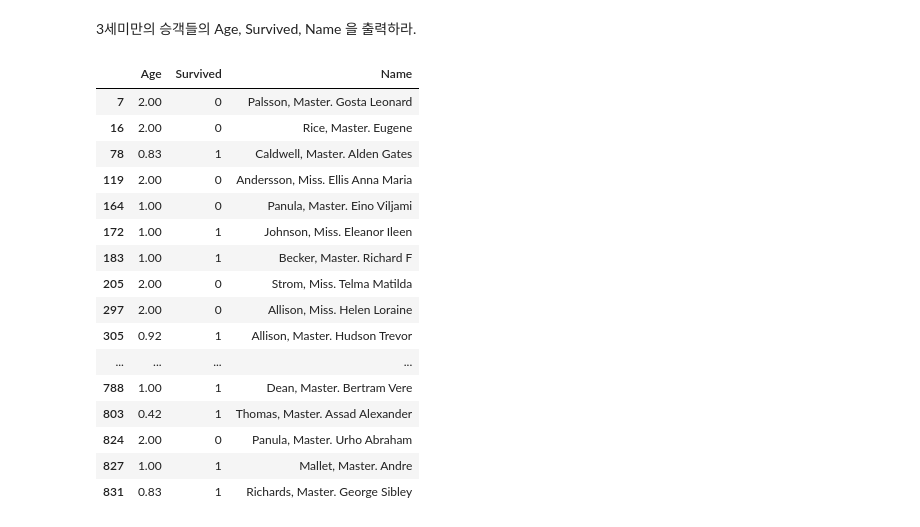
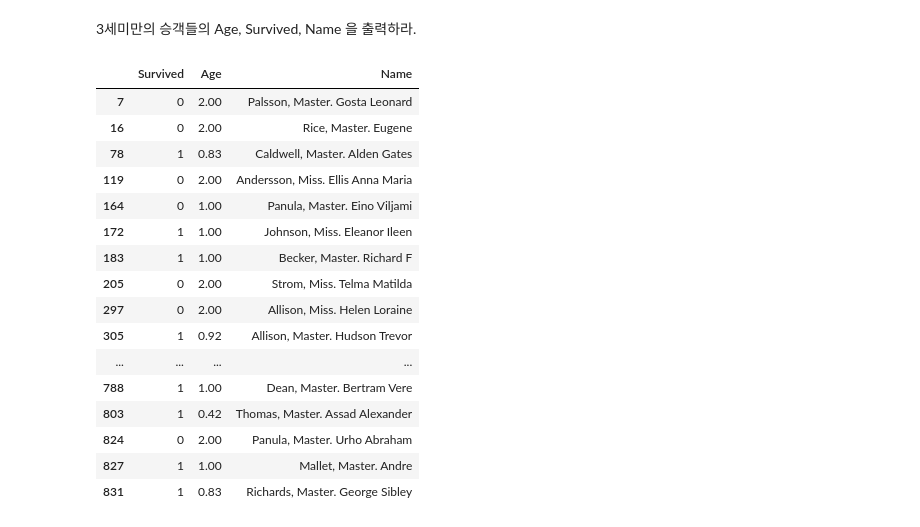
Before and after one commit to guebin/IAB2025-Play, a Jupyter notebook: content/12wk-1.ipynb, the cells around one changed output. Cells and saved outputs as stored; diff of their text form; code cells hidden in the pictures.

```diff
--- a/content/12wk-1.ipynb
+++ b/content/12wk-1.ipynb
@@ -275,22 +275,22 @@ df
 # %% [markdown]
 3세미만의 승객들의 Age, Survived, Name 을 출력하라.
 # %%
-# 출력예시
+df[['Survived', 'Age', 'Name']][df.Age<3]
 # %% [output]
-|  | Age | Survived | Name |
-| 7 | 2.00 | 0 | Palsson, Master. Gosta Leonard |
-| 16 | 2.00 | 0 | Rice, Master. Eugene |
-| 78 | 0.83 | 1 | Caldwell, Master. Alden Gates |
-| 119 | 2.00 | 0 | Andersson, Miss. Ellis Anna Maria |
-| 164 | 1.00 | 0 | Panula, Master. Eino Viljami |
-| 172 | 1.00 | 1 | Johnson, Miss. Eleanor Ileen |
-| 183 | 1.00 | 1 | Becker, Master. Richard F |
-| 205 | 2.00 | 0 | Strom, Miss. Telma Matilda |
-| 297 | 2.00 | 0 | Allison, Miss. Helen Loraine |
-| 305 | 0.92 | 1 | Allison, Master. Hudson Trevor |
+|  | Survived | Age | Name |
+| 7 | 0 | 2.00 | Palsson, Master. Gosta Leonard |
+| 16 | 0 | 2.00 | Rice, Master. Eugene |
+| 78 | 1 | 0.83 | Caldwell, Master. Alden Gates |
+| 119 | 0 | 2.00 | Andersson, Miss. Ellis Anna Maria |
+| 164 | 0 | 1.00 | Panula, Master. Eino Viljami |
+| 172 | 1 | 1.00 | Johnson, Miss. Eleanor Ileen |
+| 183 | 1 | 1.00 | Becker, Master. Richard F |
+| 205 | 0 | 2.00 | Strom, Miss. Telma Matilda |
+| 297 | 0 | 2.00 | Allison, Miss. Helen Loraine |
+| 305 | 1 | 0.92 | Allison, Master. Hudson Trevor |
 | ... | ... | ... | ... |
-| 788 | 1.00 | 1 | Dean, Master. Bertram Vere |
-| 803 | 0.42 | 1 | Thomas, Master. Assad Alexander |
-| 824 | 2.00 | 0 | Panula, Master. Urho Abraham |
-| 827 | 1.00 | 1 | Mallet, Master. Andre |
-| 831 | 0.83 | 1 | Richards, Master. George Sibley |
+| 788 | 1 | 1.00 | Dean, Master. Bertram Vere |
+| 803 | 1 | 0.42 | Thomas, Master. Assad Alexander |
+| 824 | 0 | 2.00 | Panula, Master. Urho Abraham |
+| 827 | 1 | 1.00 | Mallet, Master. Andre |
+| 831 | 1 | 0.83 | Richards, Master. George Sibley |
```
Also changed, not shown: 2 other files.
